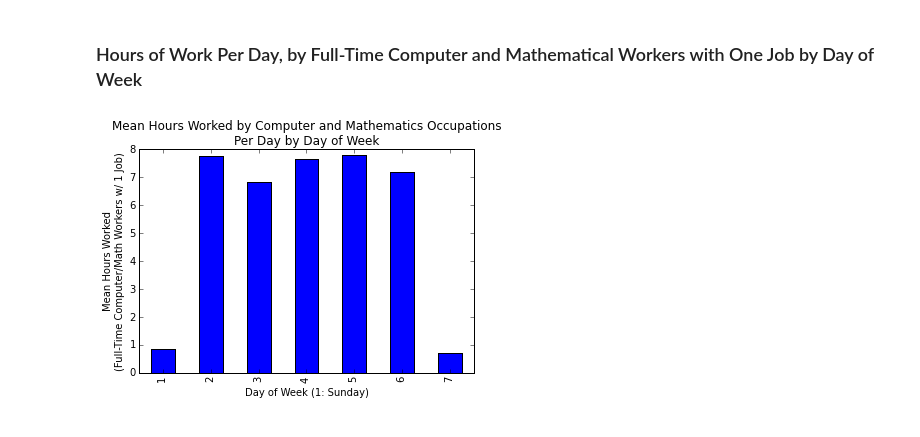
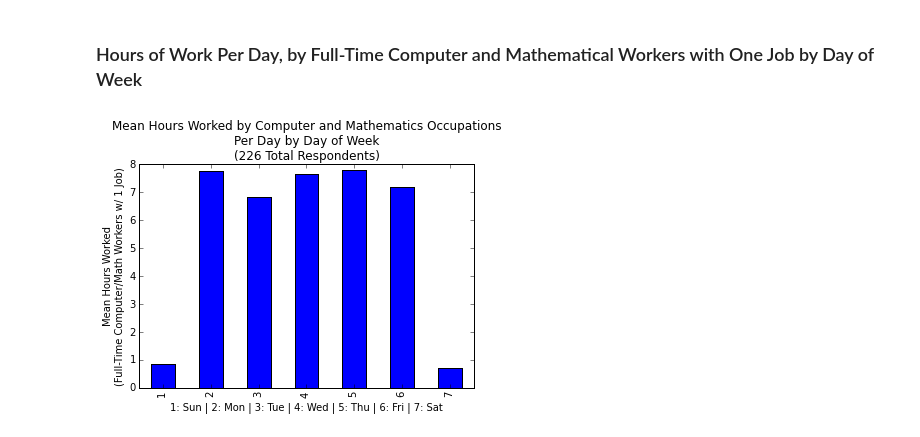
Before and after one commit to ahartz1/atus-analysis, a Jupyter notebook: atus-analysis.ipynb, the cells around one changed output. Saved outputs shown, nothing was run; the diff lists cells and outputs as text; code cells hidden in the pictures.

Commit message:
Add total respondents to comp/math graph, day of week labels

```diff
--- a/atus-analysis.ipynb
+++ b/atus-analysis.ipynb
@@ -615,7 +615,8 @@ Occupation types with a mean average workday over 8 hours:
 ### Hours Worked Per Week, by Full-Time Workers with One Job
 # %%
 ft_hwk_onejob_indus = summary[summary.TELFS == 1] \
-                             [['TUCASEID', 'TEHRUSLT', 'TEAGE', 'TELFS', 'TEMJOT', 'TUDIARYDAY', 't050101']].copy()
+                             [['TUCASEID', 'TEHRUSLT', 'TEAGE', 'TELFS', 'TEMJOT', 'TUDIARYDAY', 't050101']] \
+                             .copy()
 # %%
 ft_hwk_onejob_indus = pd.merge(ft_hwk_onejob_indus, resp[['TUCASEID', 'TRDTOCC1']])
 # %%
@@ -659,12 +660,13 @@ mean_ft_hw_dow_onejob_compmath = pivot_ft_hw_dow_onejob_compmath.sum(axis=1)/ \
 # %%
 mean_ft_hw_dow_onejob_compmath.plot(kind='bar',
                                     title='Mean Hours Worked by Computer and Mathematics Occupations\n'
-                                          'Per Day by Day of Week')
-plt.xlabel('Day of Week (1: Sunday)')
+                                          'Per Day by Day of Week\n({} Total Respondents)'.format(
+                                          len(ft_hw_dow_onejob_compmath)))
+plt.xlabel('1: Sun | 2: Mon | 3: Tue | 4: Wed | 5: Thu | 6: Fri | 7: Sat')
 plt.ylabel('Mean Hours Worked\n(Full-Time Computer/Math Workers w/ 1 Job)')
 plt.show()
 # %% [output]
-[figure, old version]
+[figure, new version]
 # %%
 # roster = pd.read_csv('data/atusrost_2014.dat')
 # roster.head(2)
```
Also changed, not shown: parts of 3 cells of this notebook.
